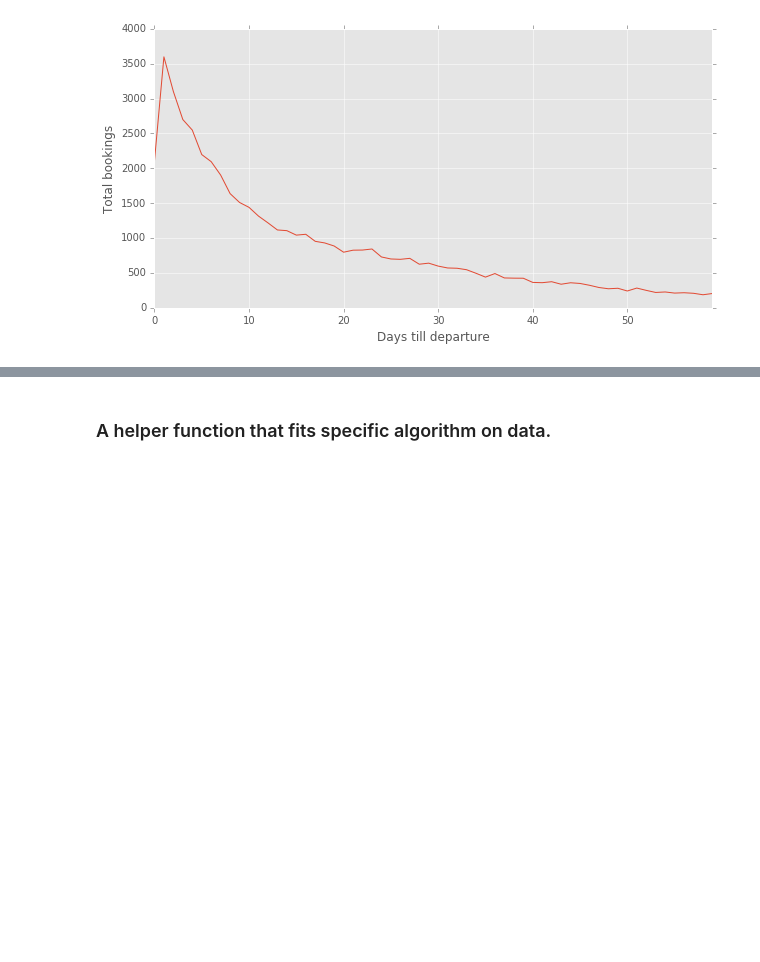
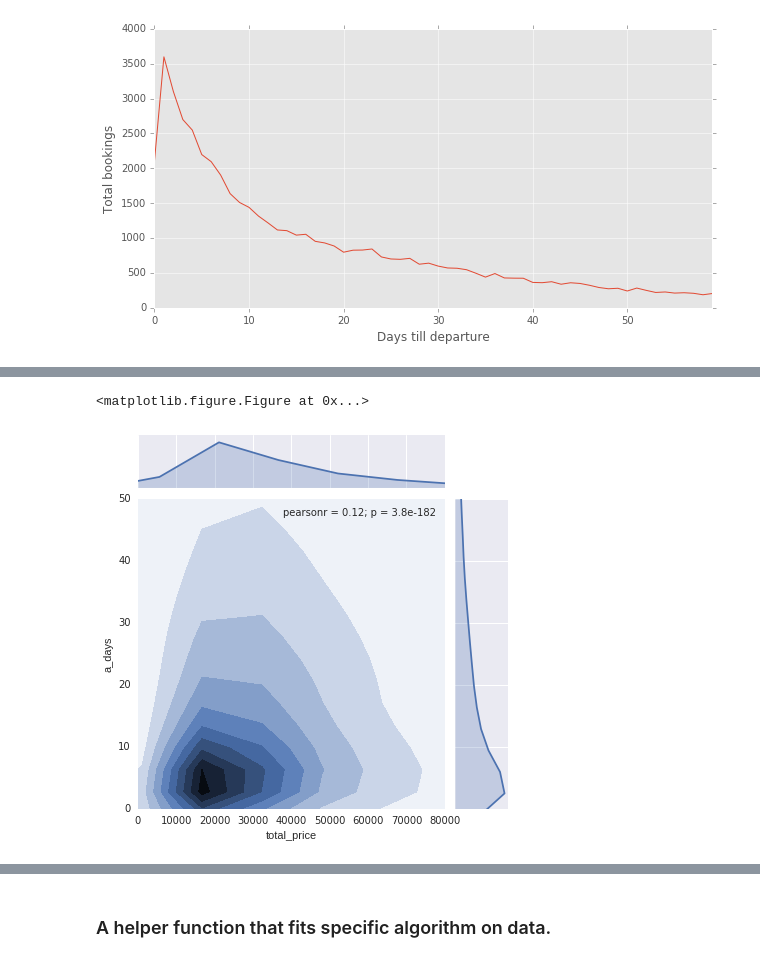
Before and after one commit to tema-popov/clicks, a Jupyter notebook: clicks.ipynb, the cells around one changed output, grey strips where cells are left out. Cells and saved outputs as stored; diff of their text form; code cells hidden in the pictures; blank space fills up the shorter version.

```diff
--- a/clicks.ipynb
+++ b/clicks.ipynb
@@ -106,0 +129,6 @@ ax.set_xlabel('Days till departure');
+# %%
+g = sns.jointplot(x="total_price", y="a_days", data=(clicks[clicks.book == 1]),
+                  kind="kde", xlim=(0,80000), ylim=(0,50))
+# %% [output]
+<matplotlib.figure.Figure at 0x...>
+[figure, added]
```
Also changed, not shown: parts of 9 cells of this notebook.
